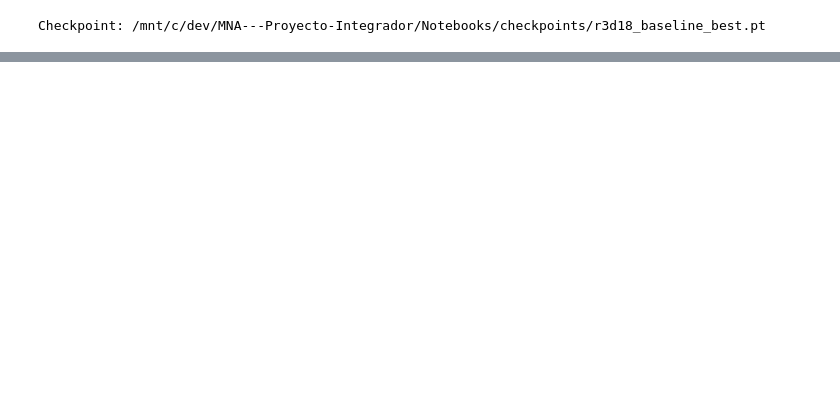
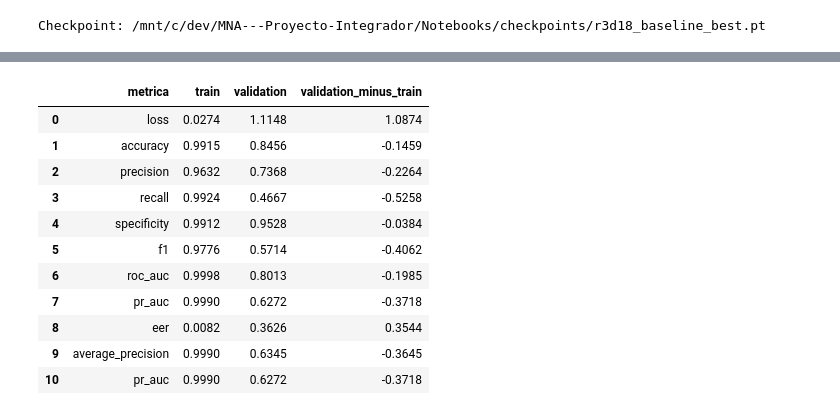
Before and after one commit to joseluistinajero/MNA---Proyecto-Integrador, a Jupyter notebook: Notebooks/Avance3_Equipo41.ipynb, the cells around one changed output, grey strips where cells are left out. Cells and saved outputs as stored; diff of their text form; code cells hidden in the pictures; blank space fills up the shorter version.

```diff
--- a/Notebooks/Avance3_Equipo41.ipynb
+++ b/Notebooks/Avance3_Equipo41.ipynb
@@ -3759,0 +4397,11 @@ Existe: True
+# %%
+train_eval_loader = DataLoader(
+    train_dataset,
+    batch_size=BATCH_SIZE,
+    shuffle=False,
+    num_workers=NUM_WORKERS,
+    pin_memory=True
+)
+
+print("Batches train evaluación:", len(train_eval_loader))
+print("Batches validation:", len(val_loader))
@@ -3759,0 +4558,60 @@ Existe: True
+# %%
+metricas_brecha = [
+    "loss",
+    "accuracy",
+    "precision",
+    "recall",
+    "specificity",
+    "f1",
+    "roc_auc",
+    "pr_auc",
+    "eer",
+    "average_precision",
+    "pr_auc"
+]
+
+fila_train = (
+    comparacion_fija
+    .set_index("split")
+    .loc["train"]
+)
+
+fila_val = (
+    comparacion_fija
+    .set_index("split")
+    .loc["validation"]
+)
+
+brechas = pd.DataFrame({
+    "metrica": metricas_brecha,
+    "train": [
+        fila_train[m]
+        for m in metricas_brecha
+    ],
+    "validation": [
+        fila_val[m]
+        for m in metricas_brecha
+    ]
+})
+
+brechas["validation_minus_train"] = (
+    brechas["validation"]
+    - brechas["train"]
+)
+
+display(
+    brechas.round(4)
+)
+# %% [output]
+|  | metrica | train | validation | validation_minus_train |
+| 0 | loss | 0.0274 | 1.1148 | 1.0874 |
+| 1 | accuracy | 0.9915 | 0.8456 | -0.1459 |
+| 2 | precision | 0.9632 | 0.7368 | -0.2264 |
+| 3 | recall | 0.9924 | 0.4667 | -0.5258 |
+| 4 | specificity | 0.9912 | 0.9528 | -0.0384 |
+| 5 | f1 | 0.9776 | 0.5714 | -0.4062 |
+| 6 | roc_auc | 0.9998 | 0.8013 | -0.1985 |
+| 7 | pr_auc | 0.9990 | 0.6272 | -0.3718 |
+| 8 | eer | 0.0082 | 0.3626 | 0.3544 |
+| 9 | average_precision | 0.9990 | 0.6345 | -0.3645 |
+| 10 | pr_auc | 0.9990 | 0.6272 | -0.3718 |
```
Also changed, not shown: parts of 31 cells of this notebook.
